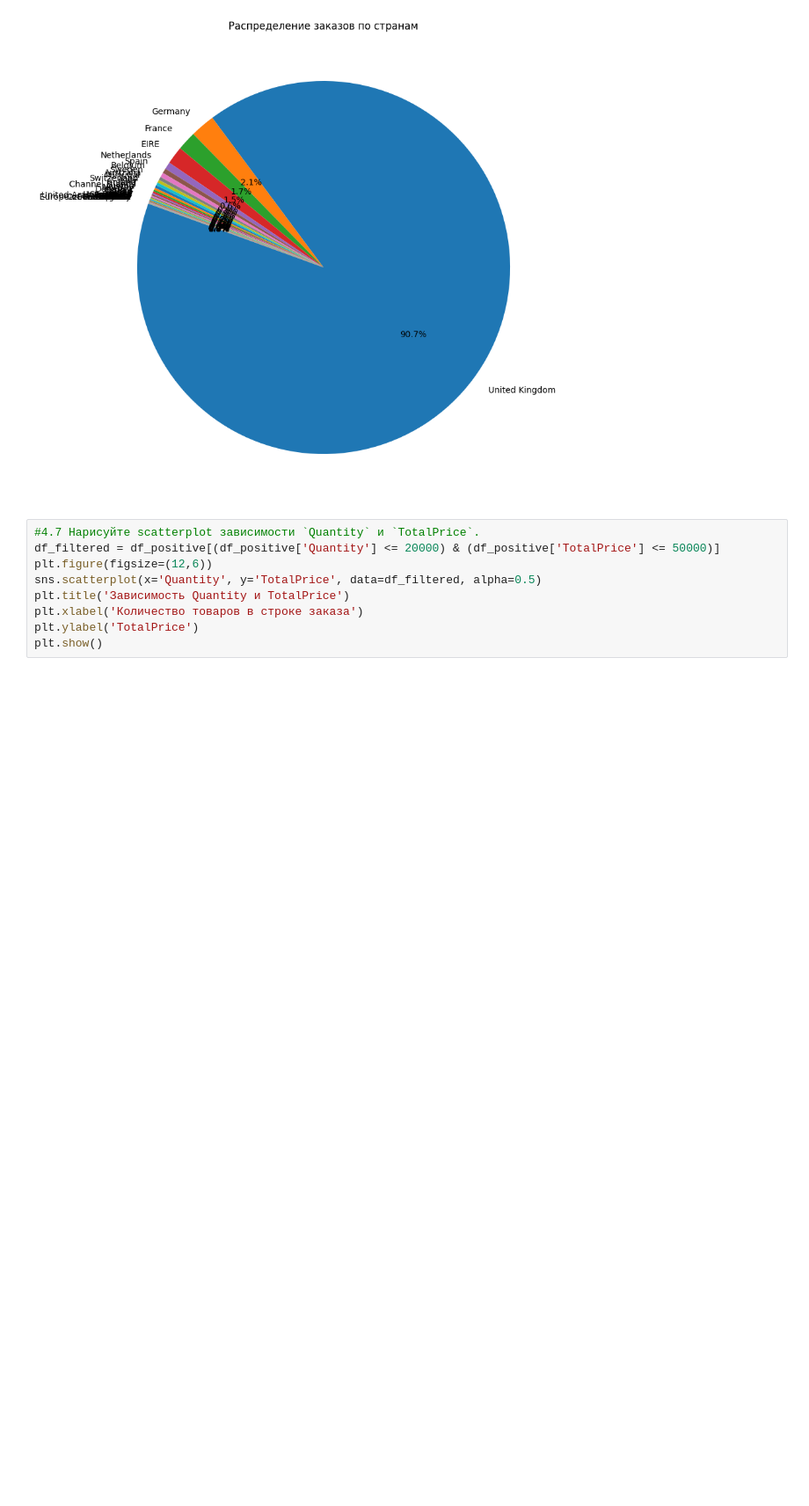
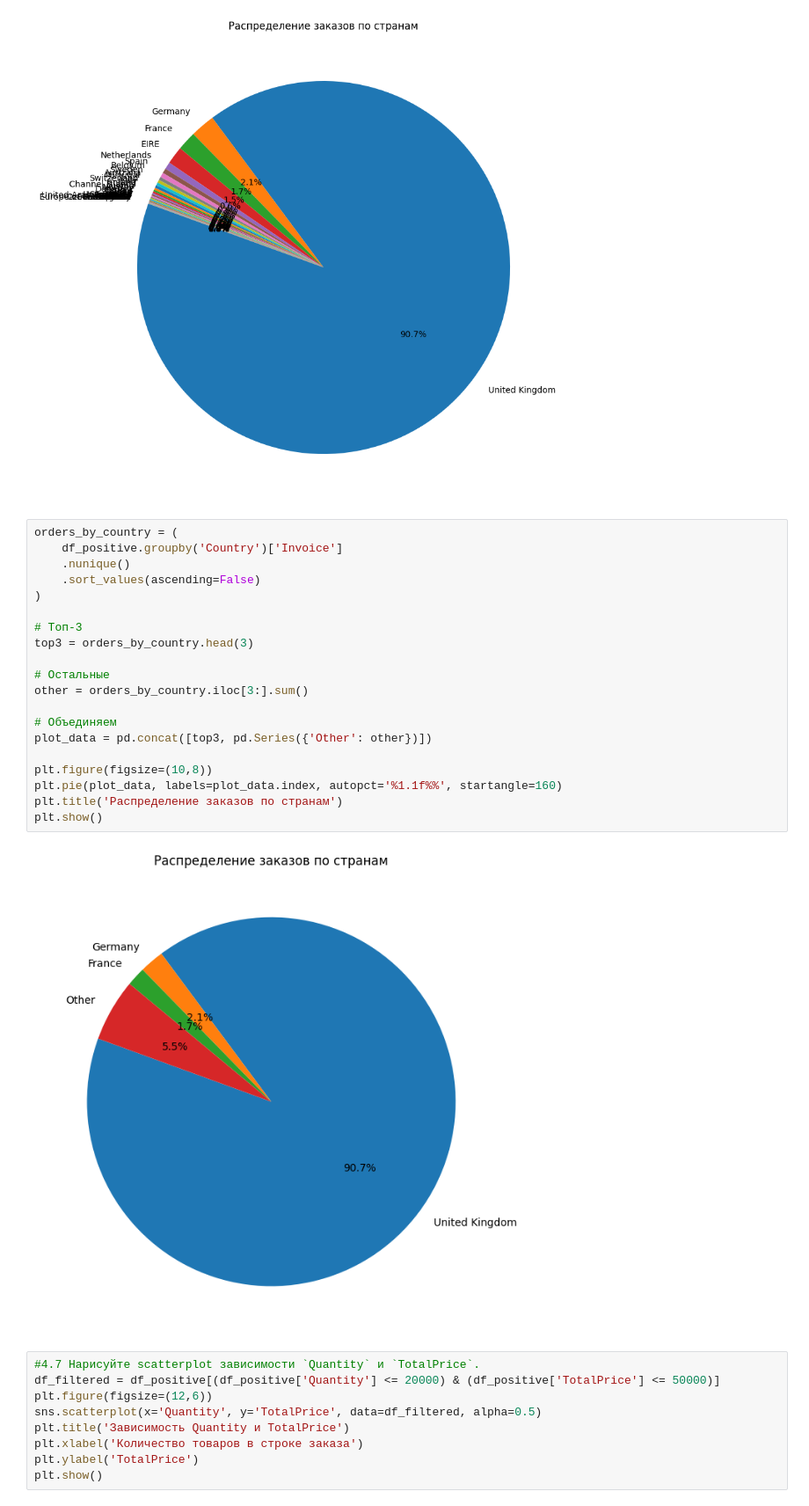
Before and after one commit to antanevichmikalai99/TMS_project_work, a Jupyter notebook: notebooks/01_data_cleaning.ipynb, the cells around one changed output. Shown at 88% size. Drawn from its saved outputs; the diff is of its cells as text; blank space fills up the shorter version.

```diff
--- a/notebooks/01_data_cleaning.ipynb
+++ b/notebooks/01_data_cleaning.ipynb
@@ -507,6 +569,28 @@ plt.title('Распределение заказов по странам')
 plt.show()
 # %% [output]
 [figure]
+# %%
+orders_by_country = (
+    df_positive.groupby('Country')['Invoice']
+    .nunique()
+    .sort_values(ascending=False)
+)
+
+# Топ-3
+top3 = orders_by_country.head(3)
+
+# Остальные
+other = orders_by_country.iloc[3:].sum()
+
+# Объединяем
+plot_data = pd.concat([top3, pd.Series({'Other': other})])
+
+plt.figure(figsize=(10,8))
+plt.pie(plot_data, labels=plot_data.index, autopct='%1.1f%%', startangle=160)
+plt.title('Распределение заказов по странам')
+plt.show()
+# %% [output]
+[figure, added]
 # %%
 #4.7 Нарисуйте scatterplot зависимости `Quantity` и `TotalPrice`.
 df_filtered = df_positive[(df_positive['Quantity'] <= 20000) & (df_positive['TotalPrice'] <= 50000)]
```
Also changed, not shown: parts of 31 cells of this notebook, 2 other files.
